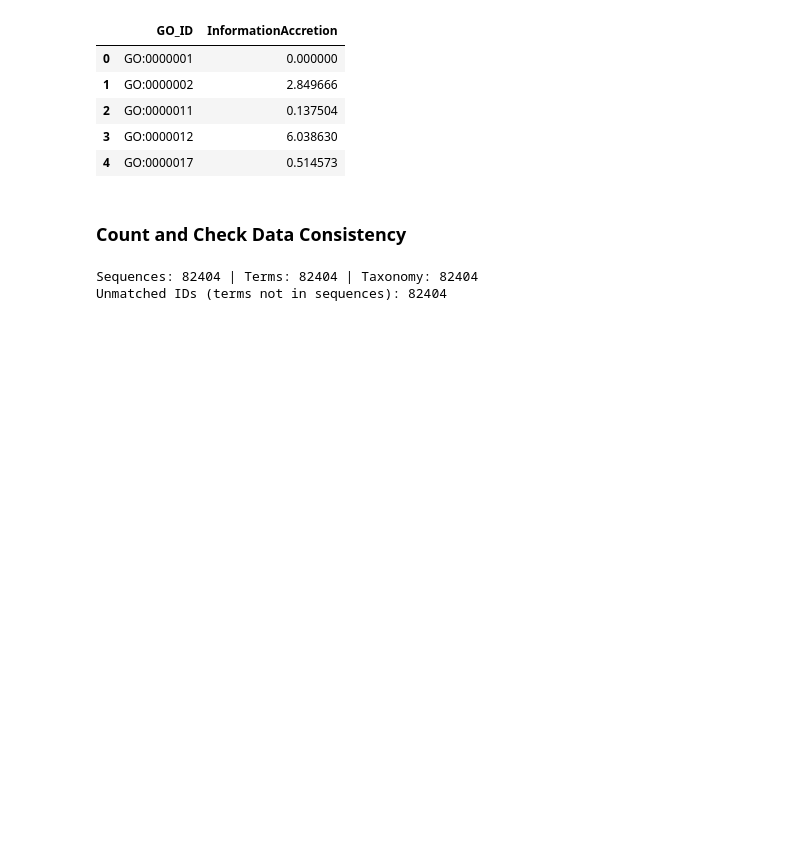
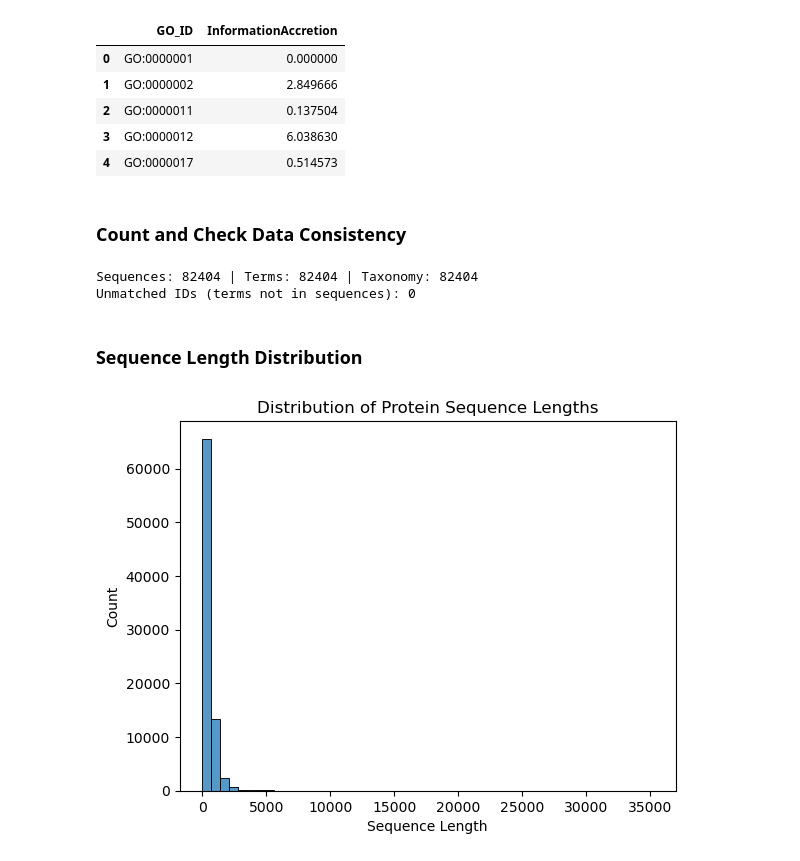
Before and after one commit to cerealhugger/cafa6-protein-function-analysis, a Jupyter notebook: data_analysis.ipynb, the cells around one changed output. Drawn from its saved outputs; the diff is of its cells as text; code cells hidden in the pictures; blank space fills up the shorter version.

```diff
--- a/data_analysis.ipynb
+++ b/data_analysis.ipynb
@@ -101,7 +101,8 @@ display(IA.head())
 # %% [markdown]
 ### Count and Check Data Consistency
 # %%
-# Unique protein IDs
+fasta_path = os.path.join(TRAIN_DIR, "train_sequences.fasta")
+#  Unique protein IDs
 def extract_uniprot_id(record_id):
     # e.g. "sp|Q9Y2Q0|ABC1_HUMAN" → "Q9Y2Q0"
     parts = record_id.split('|')
@@ -115,7 +116,17 @@ tax_ids = set(train_taxonomy['EntryID'])
 
 print(f"Sequences: {len(train_seq_ids)} | Terms: {len(term_ids)} | Taxonomy: {len(tax_ids)}")
 print("Unmatched IDs (terms not in sequences):", len(term_ids - train_seq_ids))
-✅ Expected Output
 # %% [output]
 Sequences: 82404 | Terms: 82404 | Taxonomy: 82404
-Unmatched IDs (terms not in sequences): 82404
+Unmatched IDs (terms not in sequences): 0
+# %% [markdown]
+### Sequence Length Distribution
+# %%
+seq_lengths = [len(record.seq) for record in SeqIO.parse(fasta_path, "fasta")]
+sns.histplot(seq_lengths, bins=50)
+plt.xlabel("Sequence Length")
+plt.ylabel("Count")
+plt.title("Distribution of Protein Sequence Lengths")
+plt.show()
+# %% [output]
+[figure, added]
```
Also changed, not shown: parts of 8 cells of this notebook.
